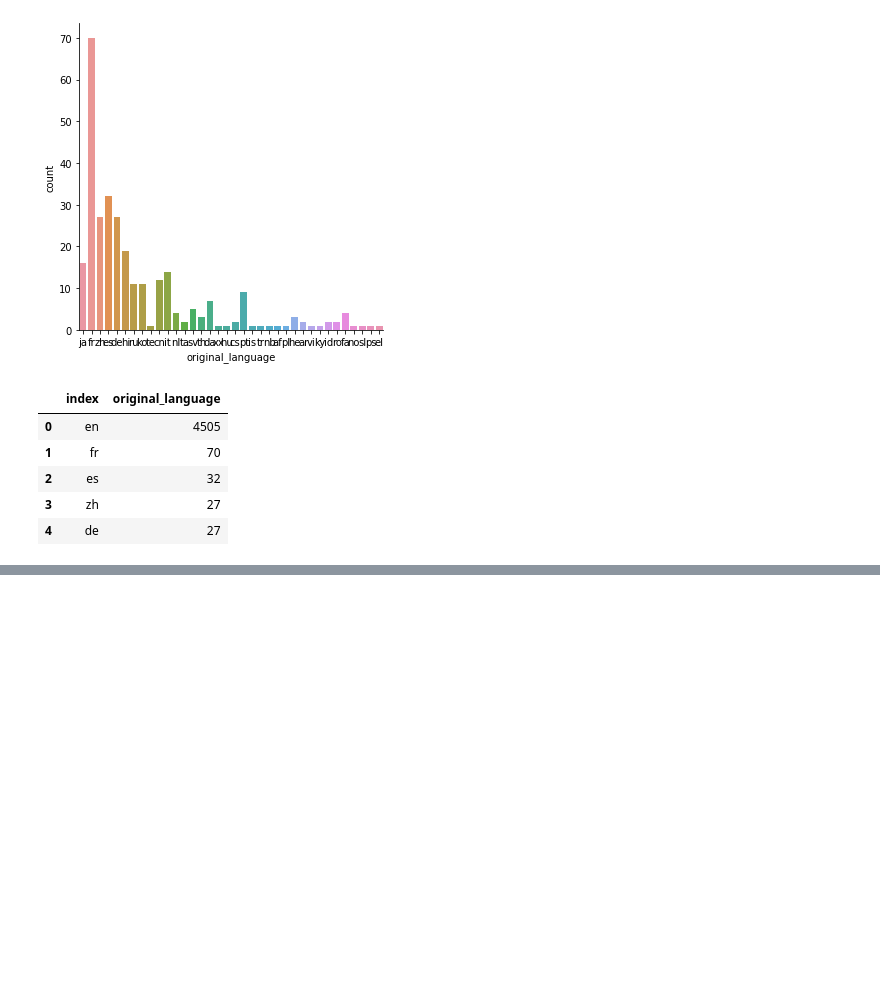
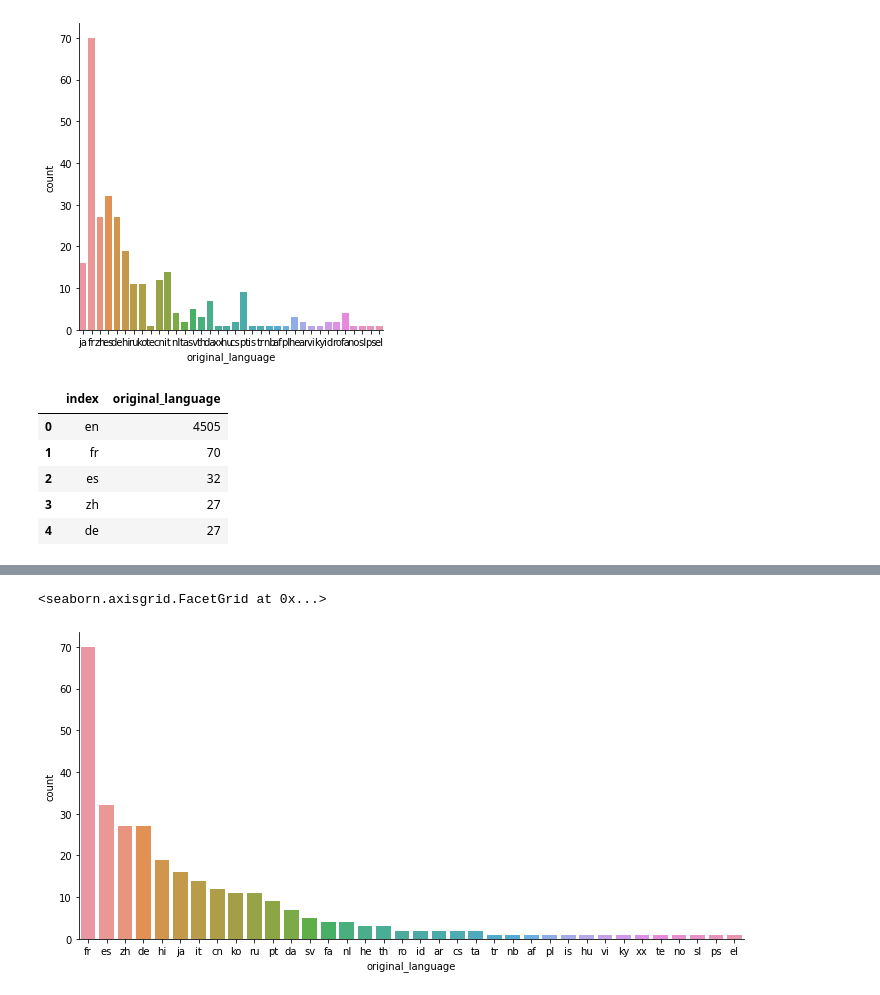
Before and after one commit to gabrielcn/Data-Science, a Jupyter notebook: introducao_data_science.ipynb, the cells around one changed output, grey strips where cells are left out. Drawn from its saved outputs; the diff is of its cells as text; code cells hidden in the pictures; blank space fills up the shorter version.

```diff
--- a/introducao_data_science.ipynb
+++ b/introducao_data_science.ipynb
@@ -531,0 +538,8 @@ contagem_de_lingua.head()
+# %%
+filmes_sem_lingua_ingles = tmdb.query("original_language != 'en' ")
+
+sns.catplot(x="original_language", kind="count", data = filmes_sem_lingua_ingles, aspect = 2, order = total_por_lingua_de_outros_filmes.index) #aspect configura o tamanho da figura, colocando o 2 para trazer o dobro (retangulo) do quadrado.
+# E o order define a ordem como é apresentado o gráfico, no caso é a ordem da série "total_por_lingua_de_outros_filmes" e o ".index" é o indice que está definida a ordem. index da série.
+# %% [output]
+<seaborn.axisgrid.FacetGrid at 0x...>
+[figure, added]
```
Also changed, not shown: parts of 27 cells of this notebook.
